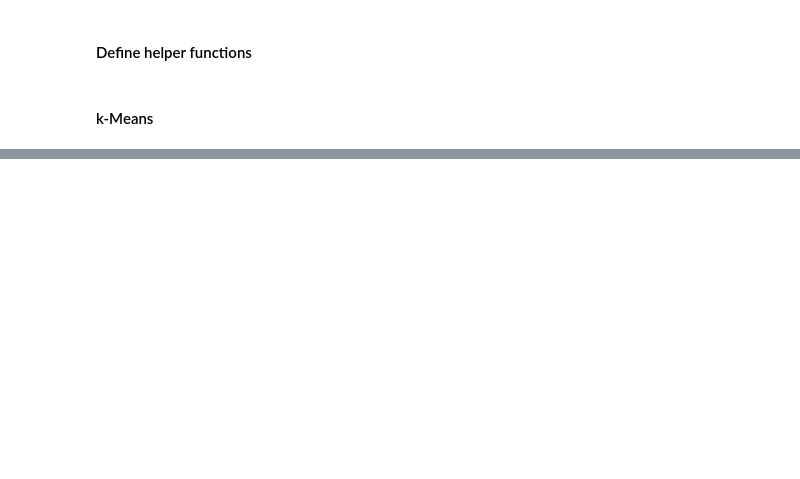
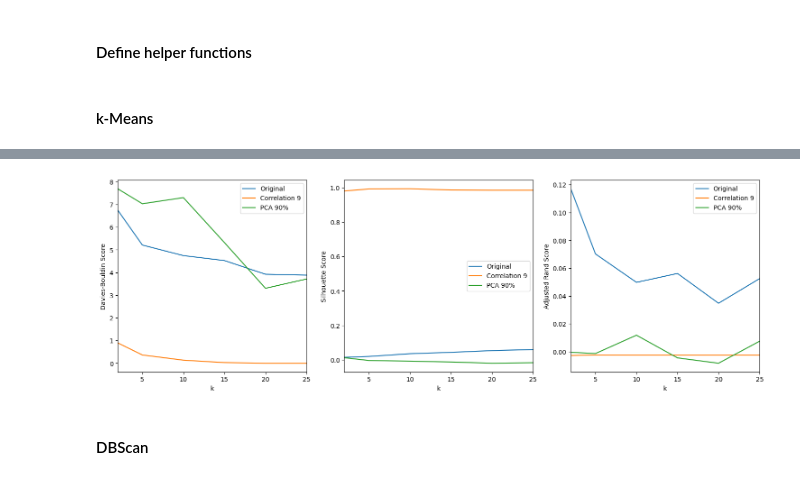
Before and after one commit to jsleocadio/IMD0188-APRENDIZADO_DE_MAQUINA, a Jupyter notebook: ml_unsupervised.ipynb, the cells around one changed output, grey strips where cells are left out. Cells and saved outputs as stored; diff of their text form; code cells hidden in the pictures; blank space fills up the shorter version.

```diff
--- a/ml_unsupervised.ipynb
+++ b/ml_unsupervised.ipynb
@@ -301,0 +355,21 @@ plot_accuracy(kmeans_results, number_clusters)
+# %%
+def em(dataset, n_clusters):
+  from sklearn.mixture import GaussianMixture
+
+  em = GaussianMixture(n_components=n_clusters, covariance_type='full')
+
+  return em
+# %%
+em_results = evaluate_performance_method(
+        list_train,
+        list_labels,
+        number_clusters,
+        em,
+        dbs_names=['Original', 'Correlation 9', 'PCA 90%']
+    )
+# %%
+plot_results(em_results, number_clusters)
+# %% [output]
+[figure, added]
+# %% [markdown]
+#### DBScan
```
Also changed, not shown: parts of 31 cells of this notebook.
